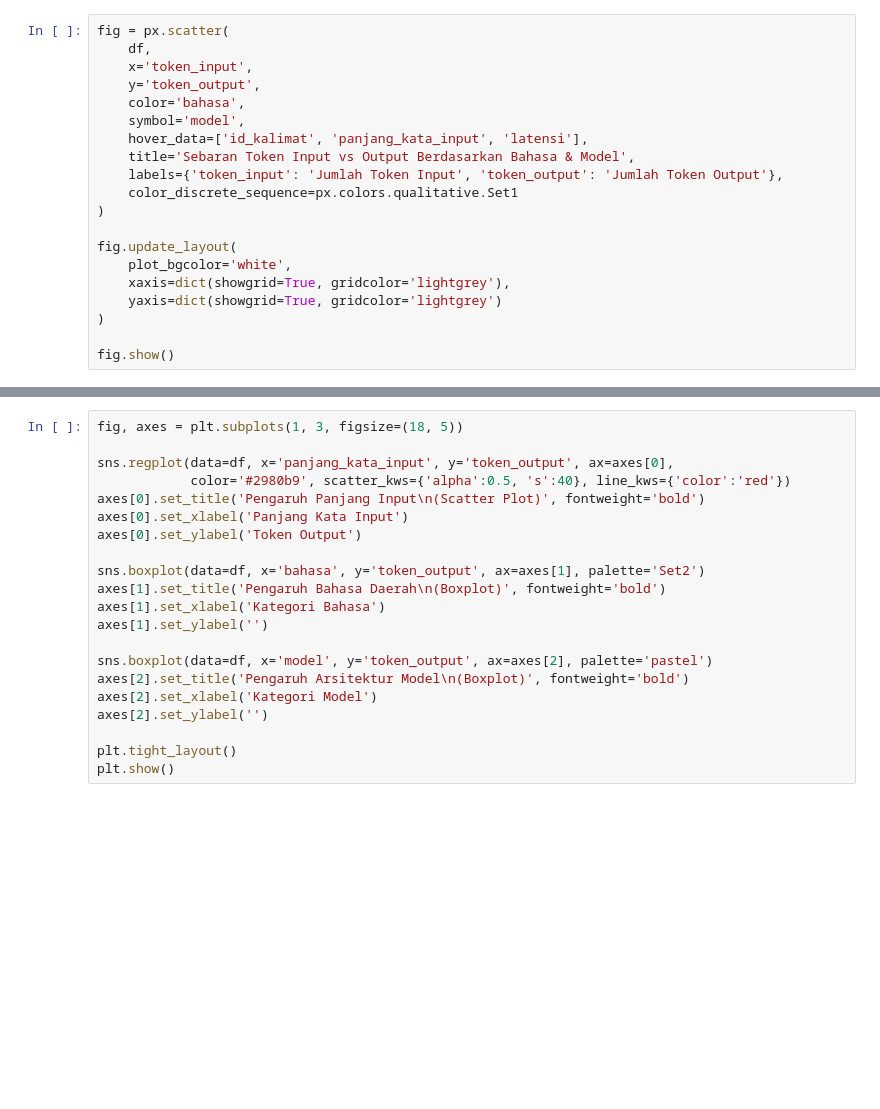
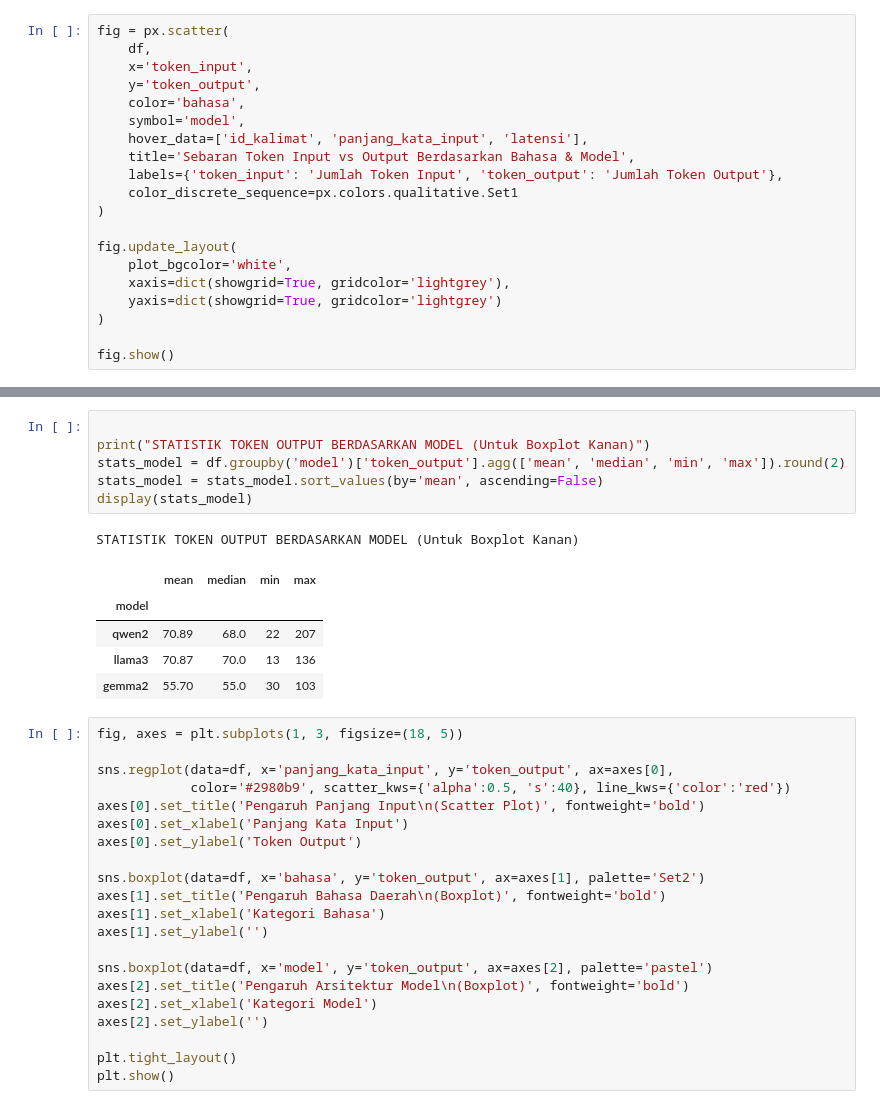
Before and after one commit to JustDannn/MLRProj, a Jupyter notebook: Notebook/00_EDA.ipynb, the cells around one changed output, grey strips where cells are left out. Cells and saved outputs as stored; diff of their text form; blank space fills up the shorter version.

```diff
--- a/Notebook/00_EDA.ipynb
+++ b/Notebook/00_EDA.ipynb
@@ -96,3 +114,16 @@ fig.show()
+# %%
+
+print("STATISTIK TOKEN OUTPUT BERDASARKAN MODEL (Untuk Boxplot Kanan)")
+stats_model = df.groupby('model')['token_output'].agg(['mean', 'median', 'min', 'max']).round(2)
+stats_model = stats_model.sort_values(by='mean', ascending=False)
+display(stats_model)
+# %% [output]
+STATISTIK TOKEN OUTPUT BERDASARKAN MODEL (Untuk Boxplot Kanan)
+|  | mean | median | min | max |
+| model |  |  |  |  |
+| qwen2 | 70.89 | 68.0 | 22 | 207 |
+| llama3 | 70.87 | 70.0 | 13 | 136 |
+| gemma2 | 55.70 | 55.0 | 30 | 103 |
 # %%
 fig, axes = plt.subplots(1, 3, figsize=(18, 5))
 
```
Also changed, not shown: parts of 2 cells of this notebook.
